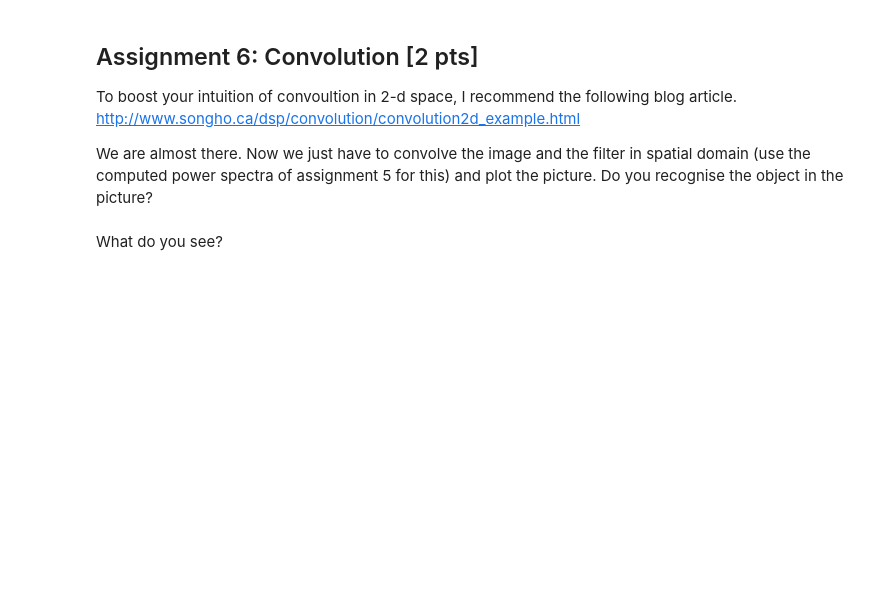
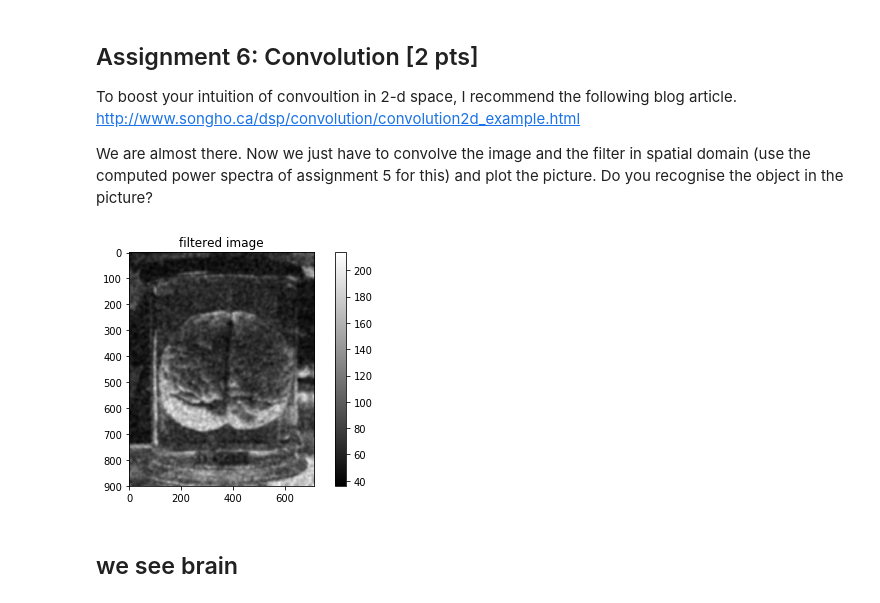
Before and after one commit to NBP-ACC/week-9-acc_5, a Jupyter notebook: sheet07.ipynb, the cells around one changed output. Cells and saved outputs as stored; diff of their text form; code cells hidden in the pictures; blank space fills up the shorter version.

```diff
--- a/sheet07.ipynb
+++ b/sheet07.ipynb
@@ -116,13 +117,14 @@ Do a fourier transform on the image.
 # %%
 from matplotlib import colors
 
-#fft
-fourierTransformed = scipy.fftpack.fft2(image)
-#shift zero frequency component to be at the center
-fftim = scipy.fftpack.fftshift(fourierTransformed)
+# compute fft of image
+fourierTransformed = fftpack.fft2(image)
+# shift zero frequency component to be at the center
+fftim = fftpack.fftshift(fourierTransformed)
 
-#plot power spectrum with log scale
+# plot power spectrum with log scale
 plt.figure(figsize=(8,8))
 plt.imshow(np.abs(fftim)**2, norm=colors.LogNorm())
 plt.colorbar()
+plt.show()
 # %% [output]
@@ -156,3 +158,12 @@ Right now the picture and the filters are both in frequency domain. Let's bring
+# %%
+# compute inverse fourier transform for image and kernel
+image_ifft = scipy.fftpack.ifft2(fourierTransformed)
+# since we moved zero frequency range to center we have to shift it back
+kernel_ifft = scipy.fftpack.ifftshift(scipy.fftpack.ifft2(gkern2d))
+
+# compute power spectrum of both
+image_ps = np.abs(image_ifft)**2
+kernel_ps = np.abs(kernel_ifft)**2
 # %% [markdown]
 ## Assignment 6: Convolution [2 pts]
 
@@ -181,2 +175,14 @@ fig.show()
-# %% [markdown]
-What do you see?
+# %%
+# use power spectrum from assignment 5 for convolution
+convolved = ndimage.convolve(image_ps, kernel_ps)
+
+# plot filtered image
+plt.imshow(convolved, cmap='gray')
+plt.title('filtered image')
+plt.colorbar()
+plt.tight_layout()
+plt.show()
+# %% [output]
+[figure, added]
+# %% [markdown]
+## we see brain
```
Also changed, not shown: parts of 6 cells of this notebook.
